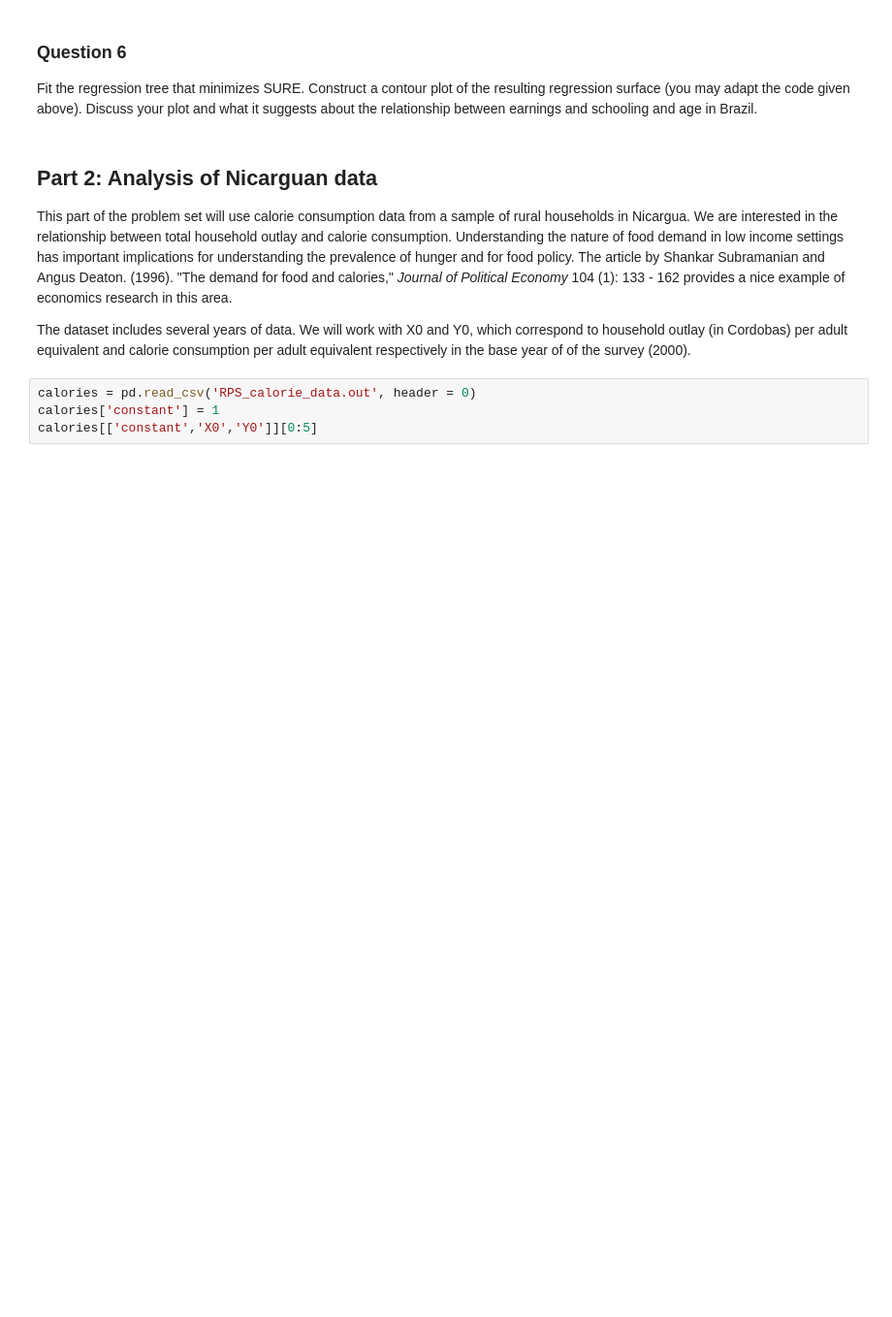
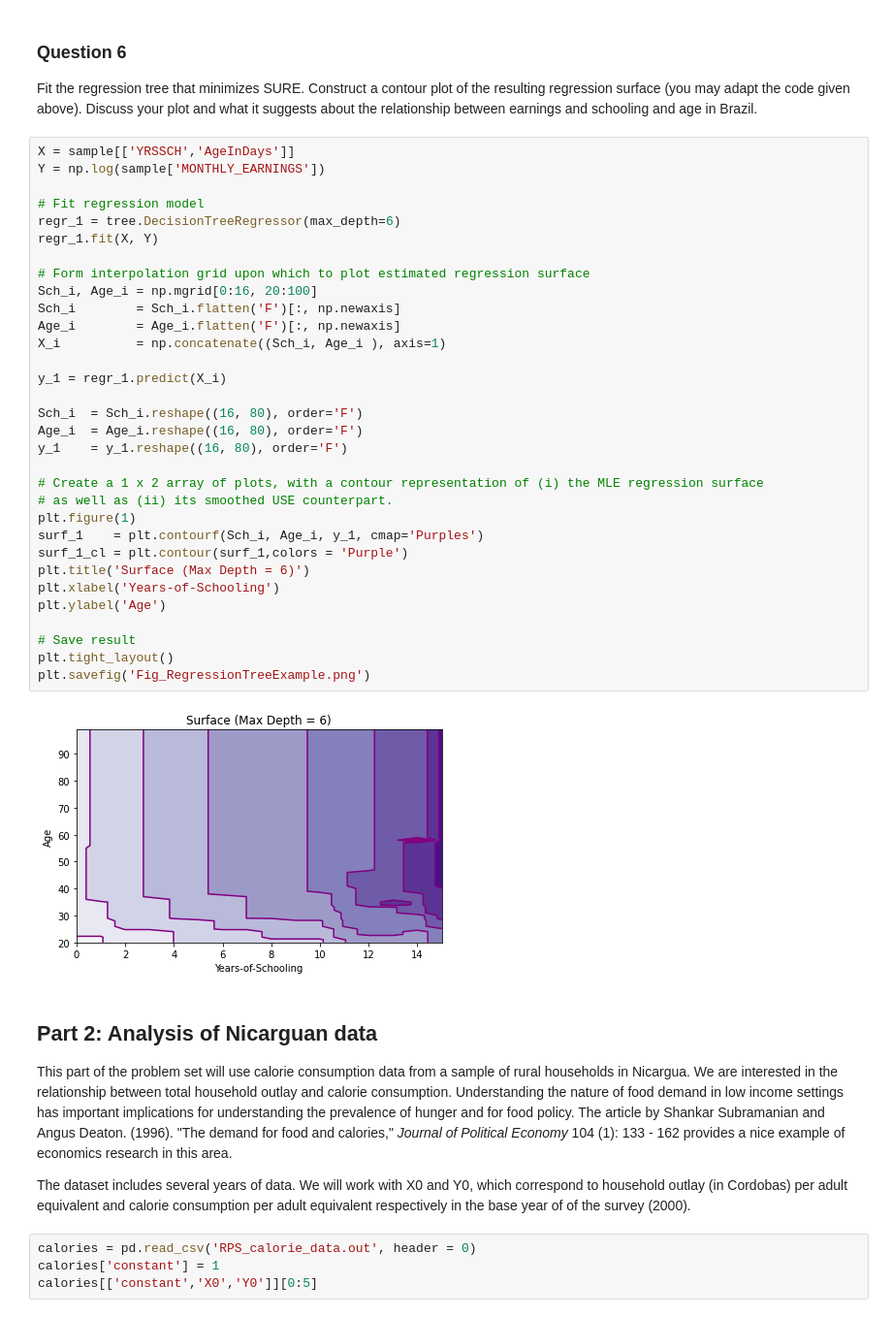
Before and after one commit to daynetran/yggdrasil, a Jupyter notebook: economics/143_advanced_econometrics/problem_set_3/ProblemSet_3_Model_Selection.ipynb, the cells around one changed output. Shown at 97% size. Saved outputs shown, nothing was run; the diff lists cells and outputs as text; blank space fills up the shorter version.

```diff
--- a/economics/143_advanced_econometrics/problem_set_3/ProblemSet_3_Model_Selection.ipynb
+++ b/economics/143_advanced_econometrics/problem_set_3/ProblemSet_3_Model_Selection.ipynb
@@ -194,6 +231,40 @@ ax.plot(risk_table[:,0], risk_table[:,1])
 # %% [markdown]
 ### Question 6
 Fit the regression tree that minimizes SURE. Construct a contour plot of the resulting regression surface (you may adapt the code given above). Discuss your plot and what it suggests about the relationship between earnings and schooling and age in Brazil.
+# %%
+X = sample[['YRSSCH','AgeInDays']]
+Y = np.log(sample['MONTHLY_EARNINGS'])
+
+# Fit regression model
+regr_1 = tree.DecisionTreeRegressor(max_depth=6)
+regr_1.fit(X, Y)
+
+# Form interpolation grid upon which to plot estimated regression surface
+Sch_i, Age_i = np.mgrid[0:16, 20:100]
+Sch_i        = Sch_i.flatten('F')[:, np.newaxis]
+Age_i        = Age_i.flatten('F')[:, np.newaxis]
+X_i          = np.concatenate((Sch_i, Age_i ), axis=1)
+
+y_1 = regr_1.predict(X_i)
+
+Sch_i  = Sch_i.reshape((16, 80), order='F')
+Age_i  = Age_i.reshape((16, 80), order='F')
+y_1    = y_1.reshape((16, 80), order='F')
+
+# Create a 1 x 2 array of plots, with a contour representation of (i) the MLE regression surface
+# as well as (ii) its smoothed USE counterpart.
+plt.figure(1)
+surf_1    = plt.contourf(Sch_i, Age_i, y_1, cmap='Purples')
+surf_1_cl = plt.contour(surf_1,colors = 'Purple')
+plt.title('Surface (Max Depth = 6)')
+plt.xlabel('Years-of-Schooling')
+plt.ylabel('Age')
+
+# Save result
+plt.tight_layout()
+plt.savefig('Fig_RegressionTreeExample.png')
+# %% [output]
+[figure, added]
 # %% [markdown]
 ## Part 2: Analysis of Nicarguan data
 This part of the problem set will use calorie consumption data from a sample of rural households in Nicargua. We are interested in the relationship between total household outlay and calorie consumption. Understanding the nature of food demand in low income settings has important implications for understanding the prevalence of hunger and for food policy. The article by Shankar Subramanian and Angus Deaton. (1996). "The demand for food and calories," _Journal of Political Economy_ 104 (1): 133 - 162 provides a nice example of economics research in this area.
```
Also changed, not shown: parts of 8 cells of this notebook, 4 other files.
